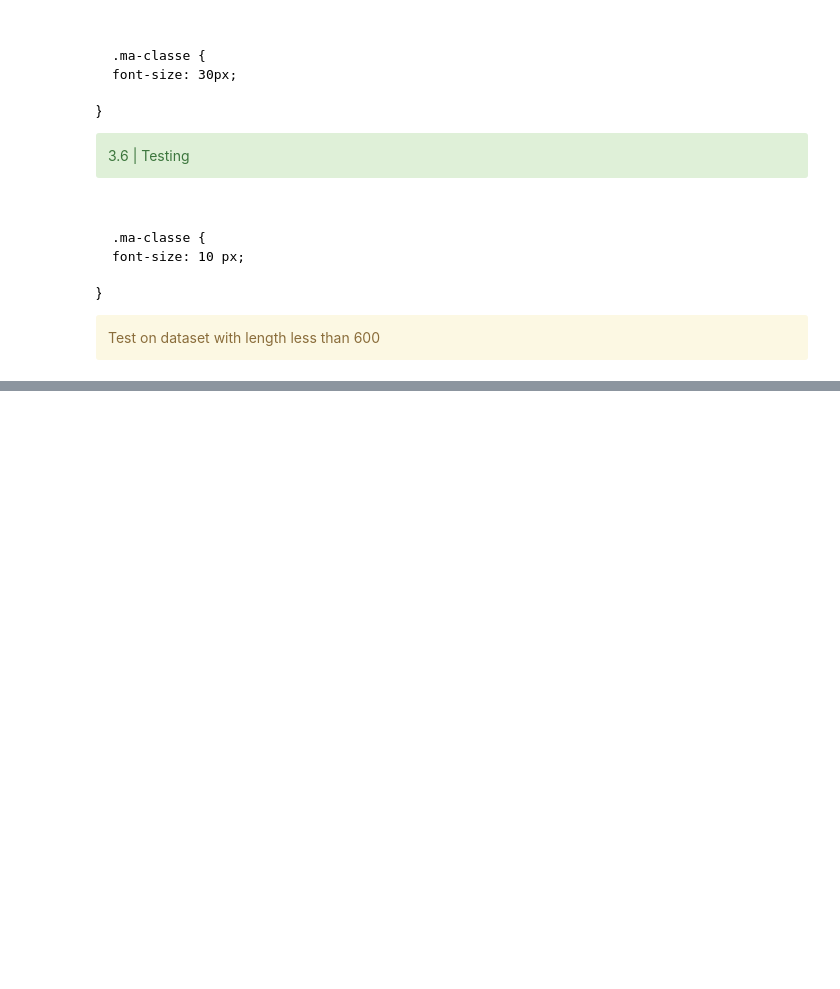
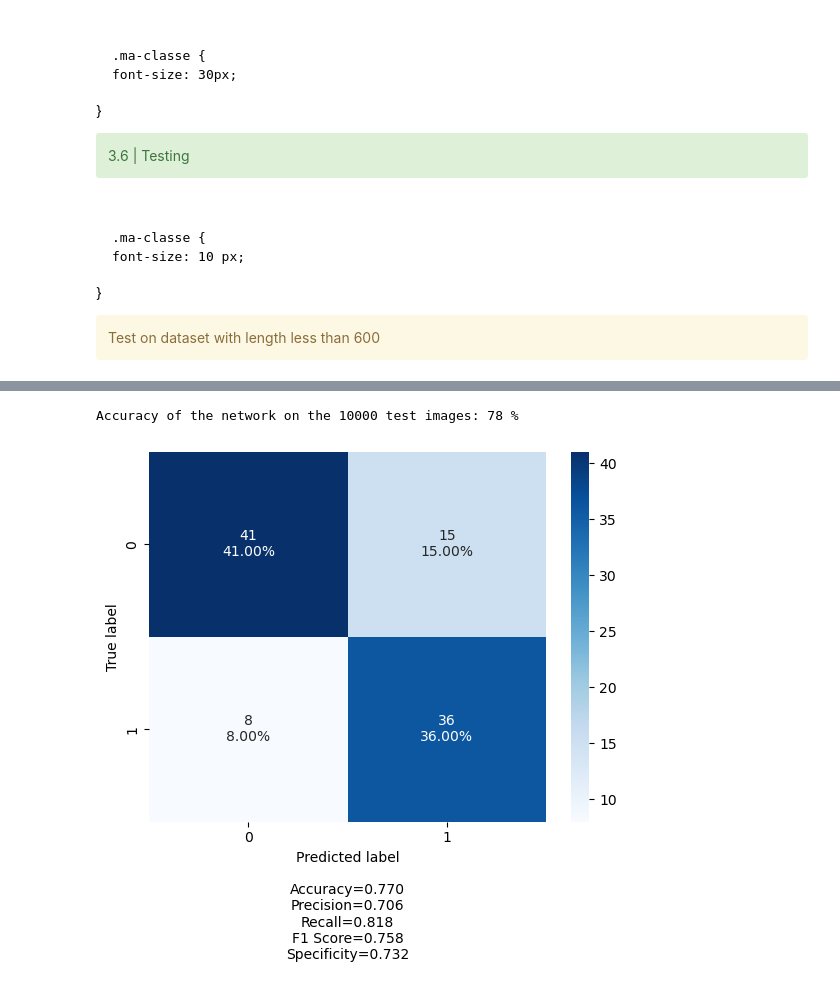
Before and after one commit to scherkao31/ml_project2, a Jupyter notebook: method_1-2.ipynb, the cells around one changed output, grey strips where cells are left out. Saved outputs shown, nothing was run; the diff lists cells and outputs as text; code cells hidden in the pictures; blank space fills up the shorter version.

```diff
--- a/method_1-2.ipynb
+++ b/method_1-2.ipynb
@@ -752,7 +615,7 @@ batch_size = 4
 # %%
-data_train_600_dl = DataLoader(data_train_600_ds, batch_size)
-data_val_600_dl = DataLoader(data_val_600_ds, batch_size = 1)
+data_train_600_dl = DataLoader(data_train_600_ds, batch_size=4)
+data_val_600_dl = DataLoader(data_val_600_ds, batch_size=1)
 
-data_train_215_dl = DataLoader(data_train_215_ds, batch_size  = 1)
-data_val_215_dl = DataLoader(data_val_215_ds, batch_size = 1)
+data_train_215_dl = DataLoader(data_train_215_ds, batch_size=2)
+data_val_215_dl = DataLoader(data_val_215_ds, batch_size=2)
 # %%
@@ -1112,0 +984,5 @@ make_confusion_matrix(confusion_matrix(y_true=y_gt, y_pred=pred))
+# %%
+test(data_val_215_dl)
+# %% [output]
+Accuracy of the network on the 10000 test images: 78 %
+[figure, added]
```
Also changed, not shown: parts of 64 cells of this notebook.
